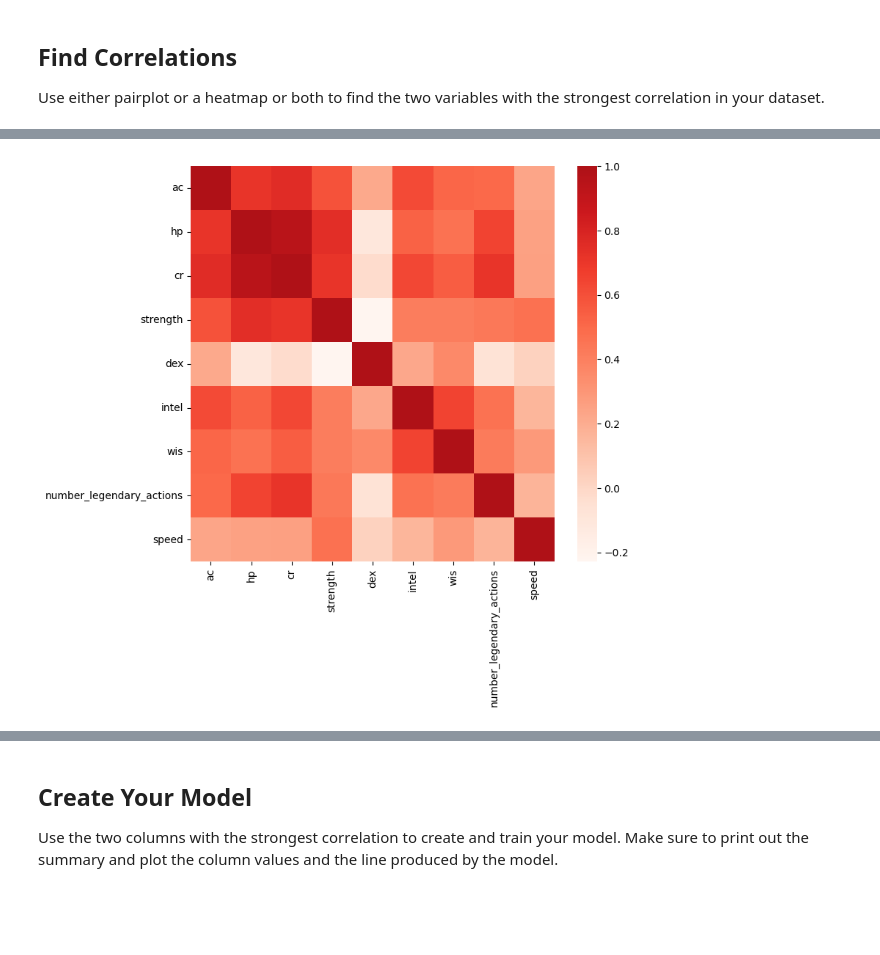
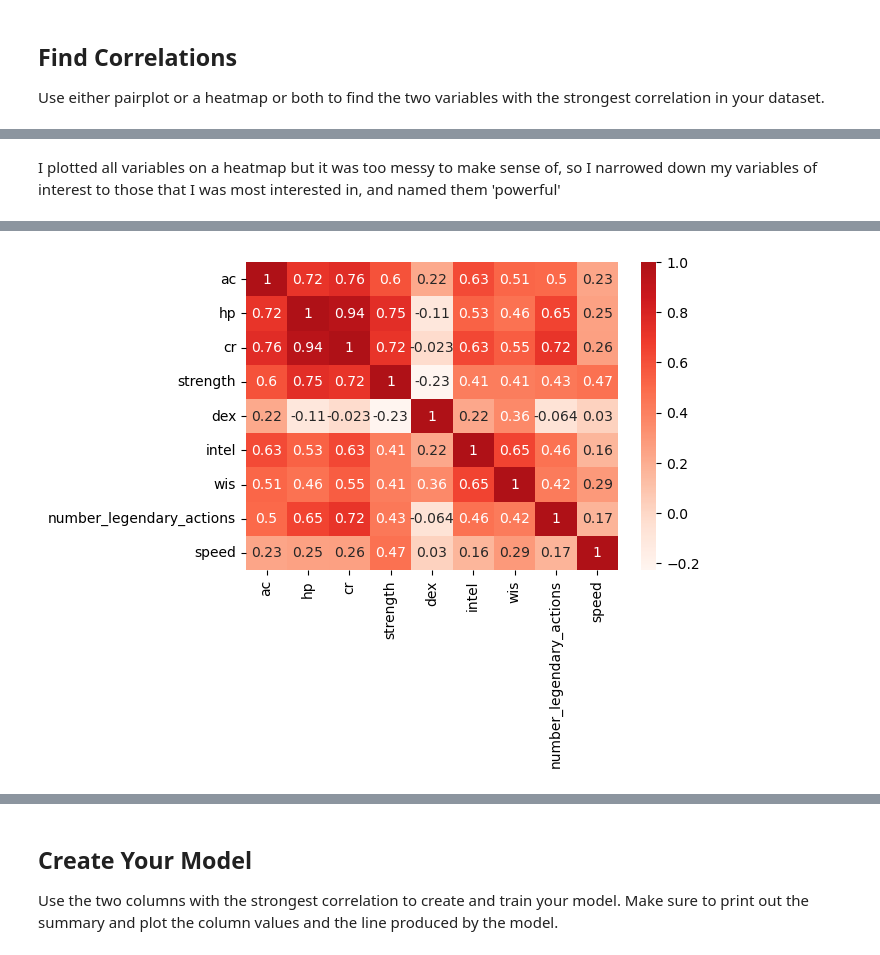
Before and after one commit to odelmas-sci/checkpoint-five, a Jupyter notebook: checkpoint-five.ipynb, the cells around one changed output, grey strips where cells are left out. Cells and saved outputs as stored; diff of their text form; code cells hidden in the pictures; blank space fills up the shorter version.

```diff
--- a/checkpoint-five.ipynb
+++ b/checkpoint-five.ipynb
@@ -52,6 +55,8 @@ df.describe()
 | 50% | 161.50000 | 13.000000 | 45.000000 | 16.000000 | 13.000000 | 14.000000 | 7.000000 | 12.000000 | 8.000000 | 2.000000 | ... |
 | 75% | 242.25000 | 17.000000 | 114.000000 | 19.000000 | 15.000000 | 18.000000 | 12.000000 | 13.000000 | 14.000000 | 6.000000 | ... |
 | max | 323.00000 | 25.000000 | 676.000000 | 30.000000 | 28.000000 | 30.000000 | 25.000000 | 25.000000 | 30.000000 | 30.000000 | ... |
+# %% [markdown]
+I plotted all variables on a heatmap but it was too messy to make sense of, so I narrowed down my variables of interest to those that I was most interested in, and named them 'powerful'
 # %%
 #narrowed down my most useful stats for determining a monster's power
 
@@ -69,16 +74,17 @@ powerful.describe()
 | max | 25.000000 | 676.000000 | 30.000000 | 30.000000 | 28.000000 | 25.000000 | 25.000000 | 5.000000 | 60.000000 |
 # %%
 corr_heatmap = powerful.corr()
-fig, ax = plt.subplots(figsize = (8,7))
+fig, ax = plt.subplots(figsize = (6,4))
 
 fig = sns.heatmap(corr_heatmap, ax = ax,
                    xticklabels = corr_heatmap.columns.values,
                    yticklabels = corr_heatmap.columns.values,
                   cmap = "Reds",
-                  center = 0.5
+                  center = 0.5,
+                  annot = True
                   )
 # %% [output]
-[figure, old version]
+[figure, new version]
 # %%
 #Correlation values of unique pairs only
 
```
Also changed, not shown: parts of 7 cells of this notebook.
